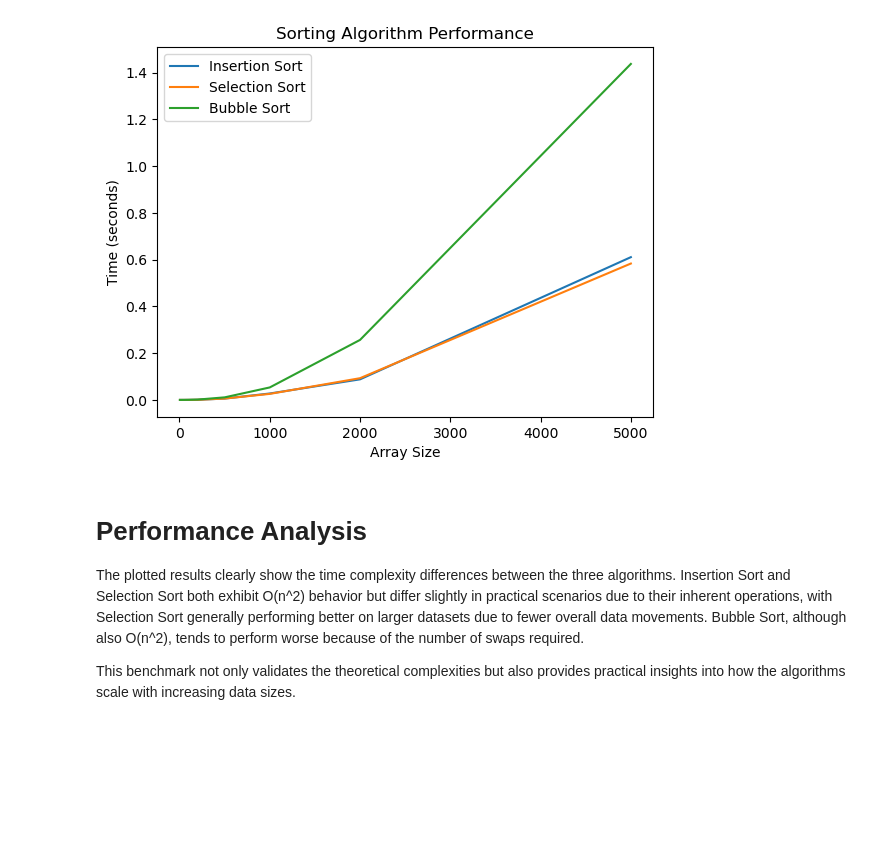
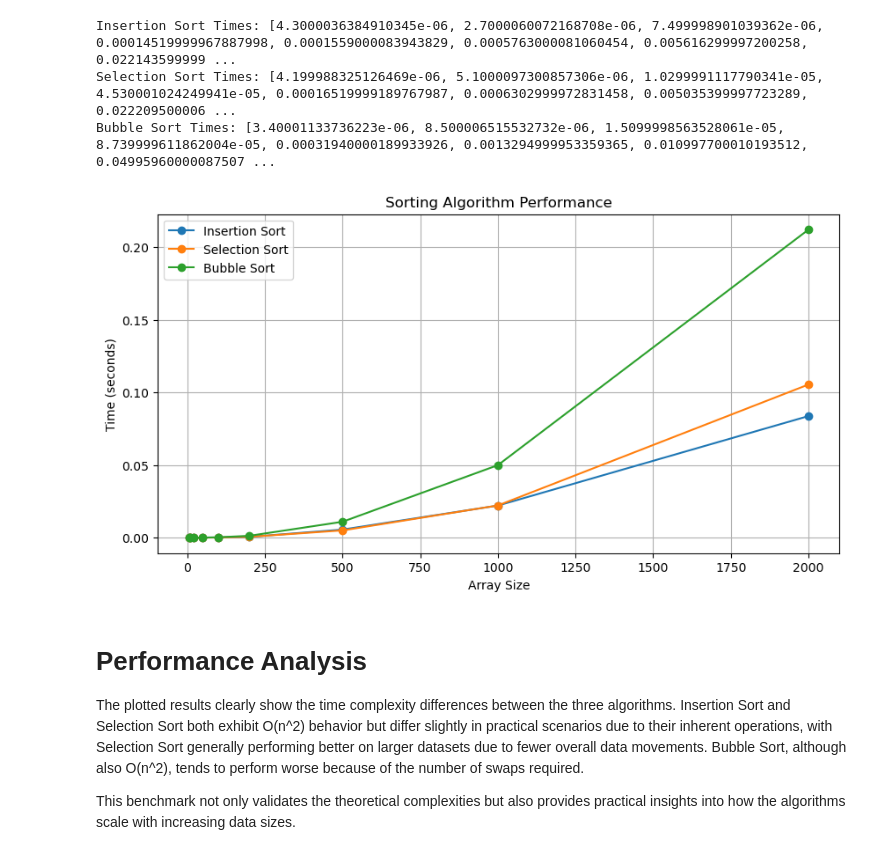
Before and after one commit to bhavya-2602/Sorting-, a Jupyter notebook: 1002272603_Bhavya.ipynb, the cells around one changed output. Drawn from its saved outputs; the diff is of its cells as text; code cells hidden in the pictures; blank space fills up the shorter version.

```diff
--- a/1002272603_Bhavya.ipynb
+++ b/1002272603_Bhavya.ipynb
@@ -36,26 +32,42 @@ def bubble_sort(arr):
 # %%
-sizes = [5, 10, 20, 50, 100, 200, 500, 1000, 2000, 5000]
-results = {'Insertion Sort': [], 'Selection Sort': [], 'Bubble Sort': []}
+
+
+def benchmark_sort(arr_func, size):
+    arr = [random.randint(0, 1000) for _ in range(size)]
+    start_time = time.perf_counter()
+    arr_func(arr)
+    end_time = time.perf_counter()
+    return end_time - start_time
+
+sizes = [5, 10, 20, 50, 100, 200, 500, 1000, 2000]
+times_insertion = []
+times_selection = []
+times_bubble = []
 
 for size in sizes:
-    arr = [random.randint(0, 1000) for _ in range(size)]
-    for name, func in [('Insertion Sort', insertion_sort), ('Selection Sort', selection_sort), ('Bubble Sort', bubble_sort)]:
-        arr_copy = arr.copy()
-        start_time = time.perf_counter()
-        func(arr_copy)
-        end_time = time.perf_counter()
-        results[name].append(end_time - start_time)
+    times_insertion.append(benchmark_sort(insertion_sort, size))
+    times_selection.append(benchmark_sort(selection_sort, size))
+    times_bubble.append(benchmark_sort(bubble_sort, size))
 
-for name, times in results.items():
-    plt.plot(sizes, times, label=name)
+print("Insertion Sort Times:", times_insertion)
+print("Selection Sort Times:", times_selection)
+print("Bubble Sort Times:", times_bubble)
 
+plt.figure(figsize=(10, 5))
+plt.plot(sizes, times_insertion, marker='o', label='Insertion Sort')
+plt.plot(sizes, times_selection, marker='o', label='Selection Sort')
+plt.plot(sizes, times_bubble, marker='o', label='Bubble Sort')
 plt.xlabel('Array Size')
 plt.ylabel('Time (seconds)')
 plt.title('Sorting Algorithm Performance')
 plt.legend()
+plt.grid(True)
 plt.show()
 # %% [output]
+Insertion Sort Times: [4.3000036384910345e-06, 2.7000060072168708e-06, 7.499998901039362e-06, 0.00014519999967887998, 0.0001559000083943829, 0.0005763000081060454, 0.005616299997200258, 0.022143599999 ...
+Selection Sort Times: [4.199988325126469e-06, 5.1000097300857306e-06, 1.0299991117790341e-05, 4.530001024249941e-05, 0.00016519999189767987, 0.0006302999972831458, 0.005035399997723289, 0.022209500006 ...
+Bubble Sort Times: [3.40001133736223e-06, 8.500006515532732e-06, 1.5099998563528061e-05, 8.739999611862004e-05, 0.00031940000189933926, 0.0013294999953359365, 0.010997700010193512, 0.04995960000087507 ...
-[figure, old version]
+[figure, new version]
 # %% [markdown]
 # Performance Analysis
 
```
Also changed, not shown: parts of 3 cells of this notebook.
